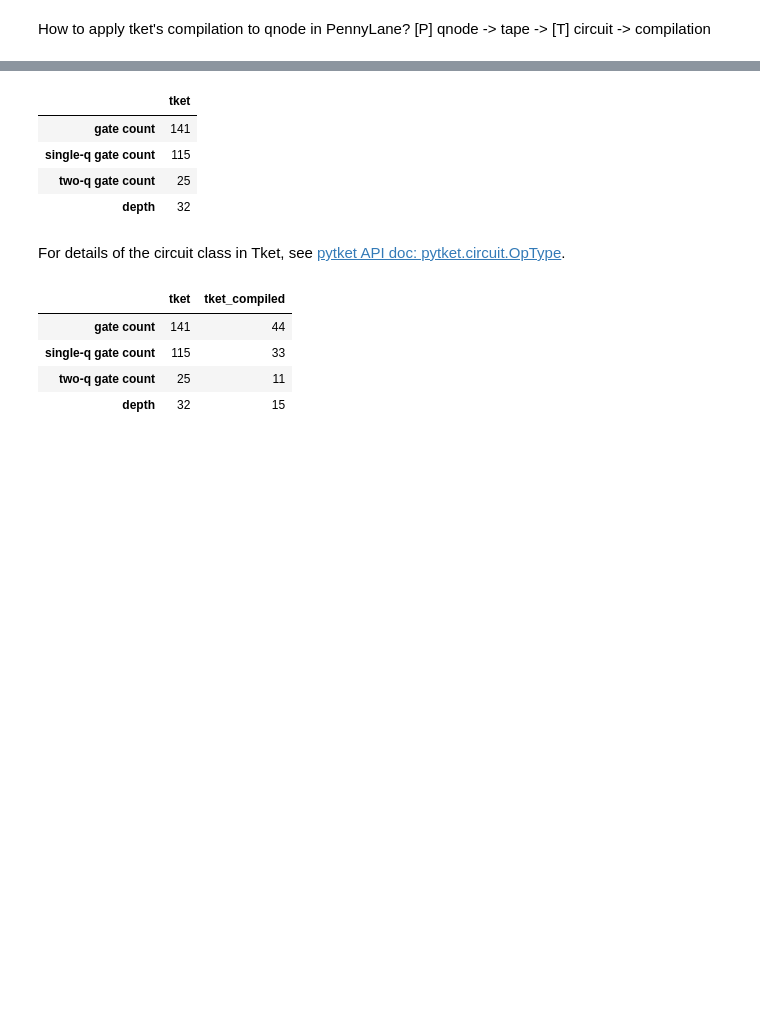
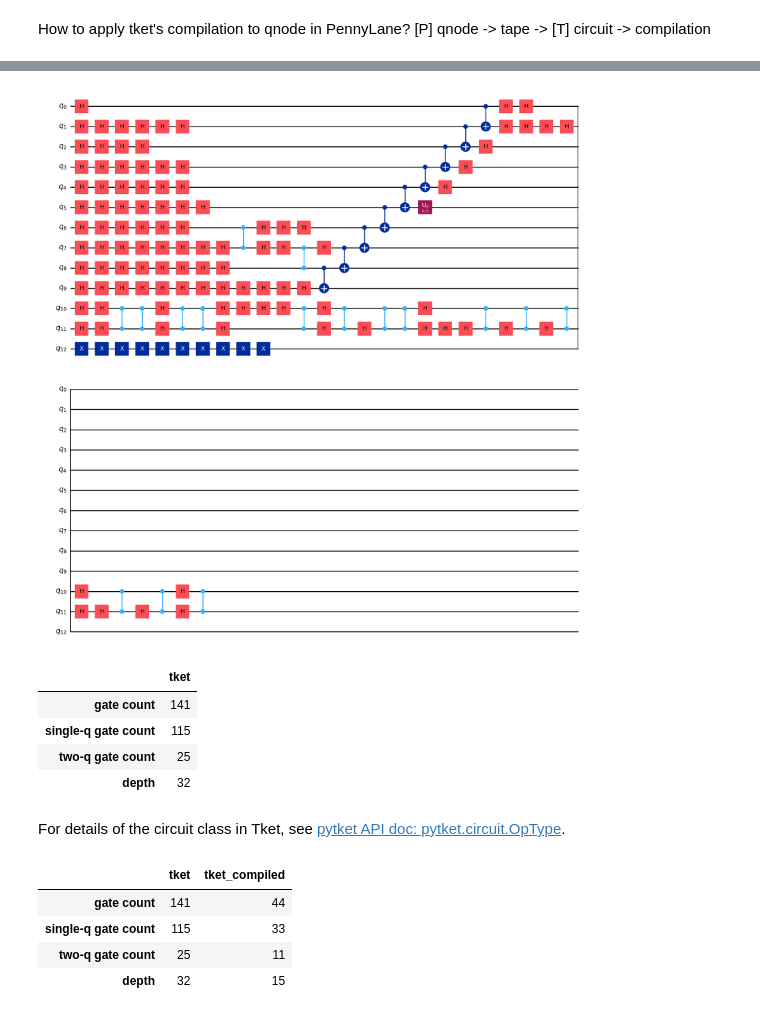
Before and after one commit to 24shiny/QC-basics, a Jupyter notebook: use_tket.ipynb, the cells around one changed output, grey strips where cells are left out. Cells and saved outputs as stored; diff of their text form; code cells hidden in the pictures; blank space fills up the shorter version.

```diff
--- a/use_tket.ipynb
+++ b/use_tket.ipynb
@@ -46,0 +43,8 @@ render_circuit_jupyter(tk_circ)
+# %%
+# live visualization - invisible in GitHub
+render_circuit_jupyter(tk_circ)
+
+# visualization through qiskit
+qiskit_circ = tk_to_qiskit(tk_circ)
+qiskit_circ.draw("mpl")
+# %% [output]
@@ -47,3 +52,4 @@ render_circuit_jupyter(tk_circ)
+[figure, added]
 # %%
 # print specifications of tk_circ
 def spec_tket(tk_circ):
```
Also changed, not shown: parts of 4 cells of this notebook.
